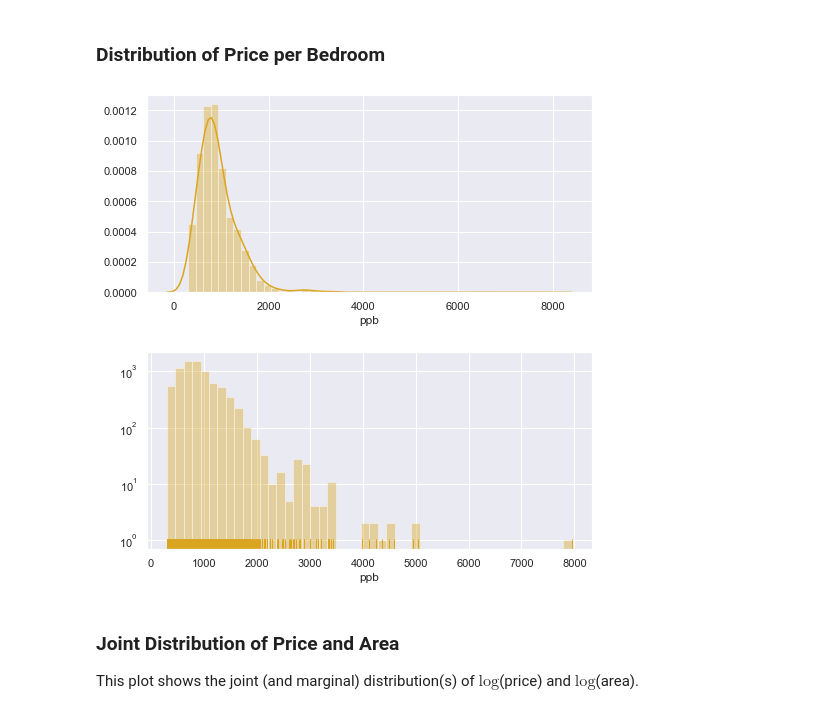
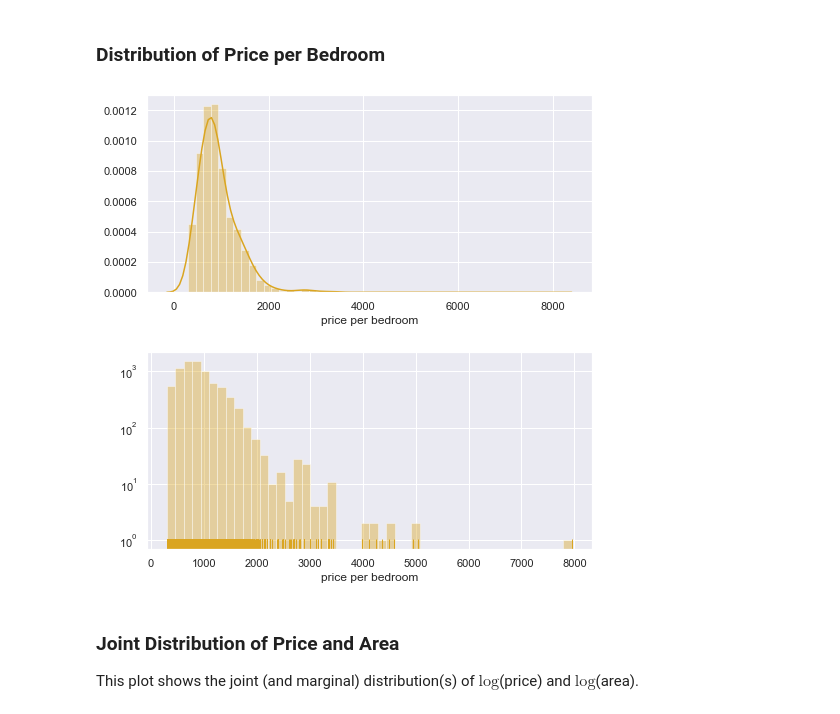
Before and after one commit to lilyzhai/housing-survey, a Jupyter notebook: EDA/EDA - final.ipynb, the cells around one changed output. Saved outputs shown, nothing was run; the diff lists cells and outputs as text; code cells hidden in the pictures.

Commit message:
fixed figures

```diff
--- a/EDA/EDA - final.ipynb
+++ b/EDA/EDA - final.ipynb
@@ -112,17 +112,19 @@ df['ppb'] = ppb
 # %%
 sns.set(style='darkgrid')
 plt.subplots(2, 1, figsize=(7,7))
 plt.tight_layout()
 plt.subplots_adjust(hspace=0.3)
 plt.subplot(2, 1, 1)
 ax1 = sns.distplot(df['ppb'], kde_kws={'bw':150, 'clip':[-1000, 8000]}, bins=48, color='goldenrod')
 plt.ticklabel_format(style='plain', axis='y')
+plt.xlabel('price per bedroom')
 plt.subplot(2, 1, 2)
 ax2 = sns.distplot(df['ppb'], bins=48, color='goldenrod', kde=False, rug=True)
 ax2.set_yscale('log')
+plt.xlabel('price per bedroom')
 plt.savefig('figures/price-by-bed-dist.png', dpi=300)
 # %% [output]
-[figure, old version]
+[figure, new version]
 # %% [markdown]
 ### Joint Distribution of Price and Area
 This plot shows the joint (and marginal) distribution(s) of $\mathrm{log}$(price) and $\mathrm{log}$(area).
```
Also changed, not shown: parts of 2 cells of this notebook, 2 other files.
